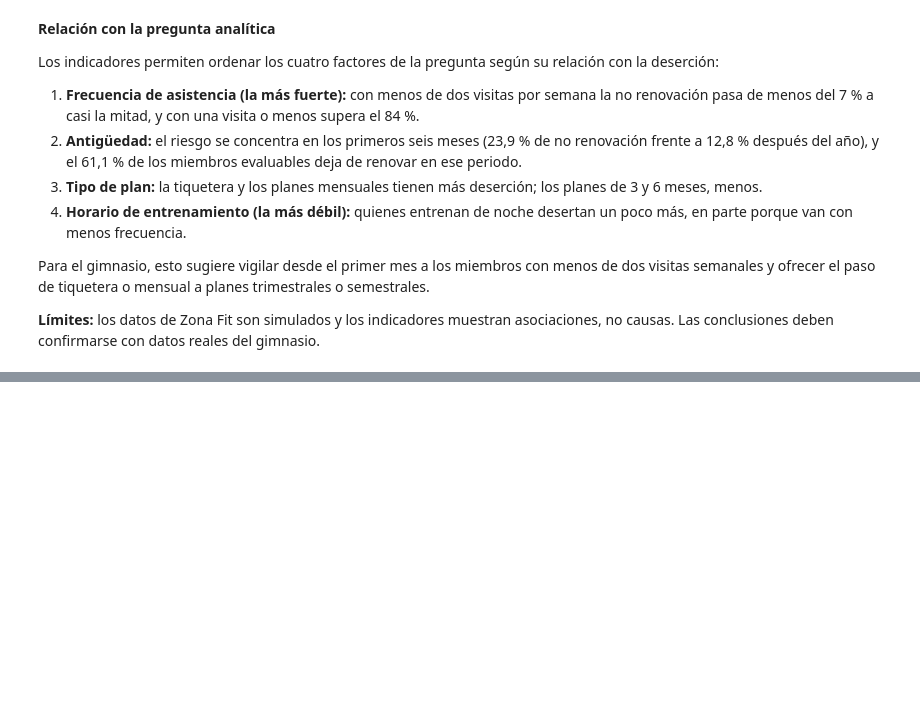
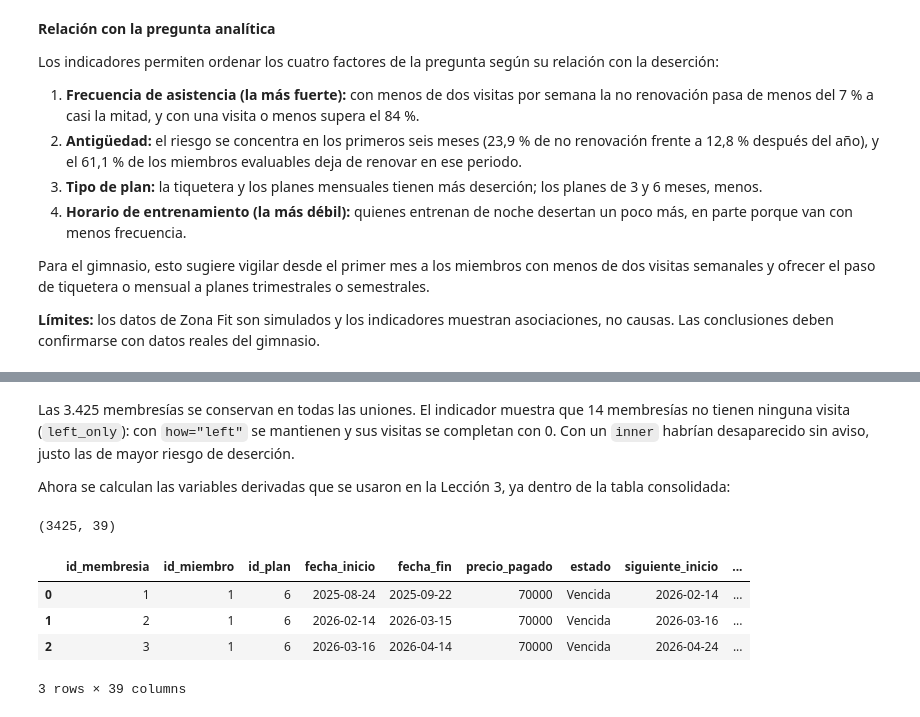
Before and after one commit to juanmejia017/PandasZonafitevolution, a Jupyter notebook: notebooks/data_preparation.ipynb, the cells around one changed output, grey strips where cells are left out. Saved outputs shown, nothing was run; the diff lists cells and outputs as text; code cells hidden in the pictures; blank space fills up the shorter version.

```diff
--- a/notebooks/data_preparation.ipynb
+++ b/notebooks/data_preparation.ipynb
@@ -1282,0 +1358,11 @@ Para el gimnasio, esto sugiere vigilar desde el primer mes a los miembros con me
+# %%
+pagos_por_membresia = (pagos_limpio
+    .pivot_table(index="id_membresia", columns="estado_pago", values="valor",
+                 aggfunc="sum", fill_value=0, observed=True)
+    .rename(columns=str))
+pagos_por_membresia.columns = ["pagado_" + c.lower() for c in pagos_por_membresia.columns]
+pagos_por_membresia["numero_pagos"] = pagos_limpio.groupby("id_membresia").size()
+pagos_por_membresia = pagos_por_membresia.reset_index()
+
+print(pagos_por_membresia.shape, "| id_membresia única:", pagos_por_membresia["id_membresia"].is_unique)
+pagos_por_membresia.head()
@@ -1282,0 +1444,30 @@ Para el gimnasio, esto sugiere vigilar desde el primer mes a los miembros con me
+# %% [markdown]
+Las 3.425 membresías se conservan en todas las uniones. El indicador muestra que 14 membresías no tienen ninguna visita (`left_only`): con `how="left"` se mantienen y sus visitas se completan con 0. Con un `inner` habrían desaparecido sin aviso, justo las de mayor riesgo de deserción.
+
+Ahora se calculan las variables derivadas que se usaron en la Lección 3, ya dentro de la tabla consolidada:
+# %%
+columnas_visitas = ["visitas_mañana", "visitas_tarde", "visitas_noche", "visitas"]
+membresias_analisis[columnas_visitas] = membresias_analisis[columnas_visitas].fillna(0).astype("int16")
+
+dias_vigente = (membresias_analisis["fecha_fin"].clip(upper=FECHA_CORTE) - membresias_analisis["fecha_inicio"]).dt.days + 1
+membresias_analisis["visitas_semana"] = (membresias_analisis["visitas"] / (dias_vigente / 7)).round(2)
+membresias_analisis["frecuencia"] = pd.cut(membresias_analisis["visitas_semana"], **CATEGORIAS_FRECUENCIA)
+
+franjas = membresias_analisis[["visitas_mañana", "visitas_tarde", "visitas_noche"]]
+membresias_analisis["franja_principal"] = (franjas.idxmax(axis=1).str.replace("visitas_", "")
+                                           .where(membresias_analisis["visitas"] > 0))
+membresias_analisis["tramo_antiguedad"] = pd.cut(membresias_analisis["antiguedad_dias"], **TRAMOS_ANTIGUEDAD)
+membresias_analisis["edad_al_inicio"] = ((membresias_analisis["fecha_inicio"] - membresias_analisis["fecha_nacimiento"])
+                                         .dt.days // 365).astype("Int16")
+membresias_analisis["pago_completo"] = membresias_analisis["pagado_aprobado"] >= membresias_analisis["precio_pagado"]
+
+membresias_analisis = membresias_analisis.drop(columns="_merge")
+print(membresias_analisis.shape)
+membresias_analisis.head(3)
+# %% [output]
+(3425, 39)
+|  | id_membresia | id_miembro | id_plan | fecha_inicio | fecha_fin | precio_pagado | estado | siguiente_inicio | ... |
+| 0 | 1 | 1 | 6 | 2025-08-24 | 2025-09-22 | 70000 | Vencida | 2026-02-14 | ... |
+| 1 | 2 | 1 | 6 | 2026-02-14 | 2026-03-15 | 70000 | Vencida | 2026-03-16 | ... |
+| 2 | 3 | 1 | 6 | 2026-03-16 | 2026-04-14 | 70000 | Vencida | 2026-04-24 | ... |
+3 rows × 39 columns
```
Also changed, not shown: parts of 26 cells of this notebook, 14 other files.
